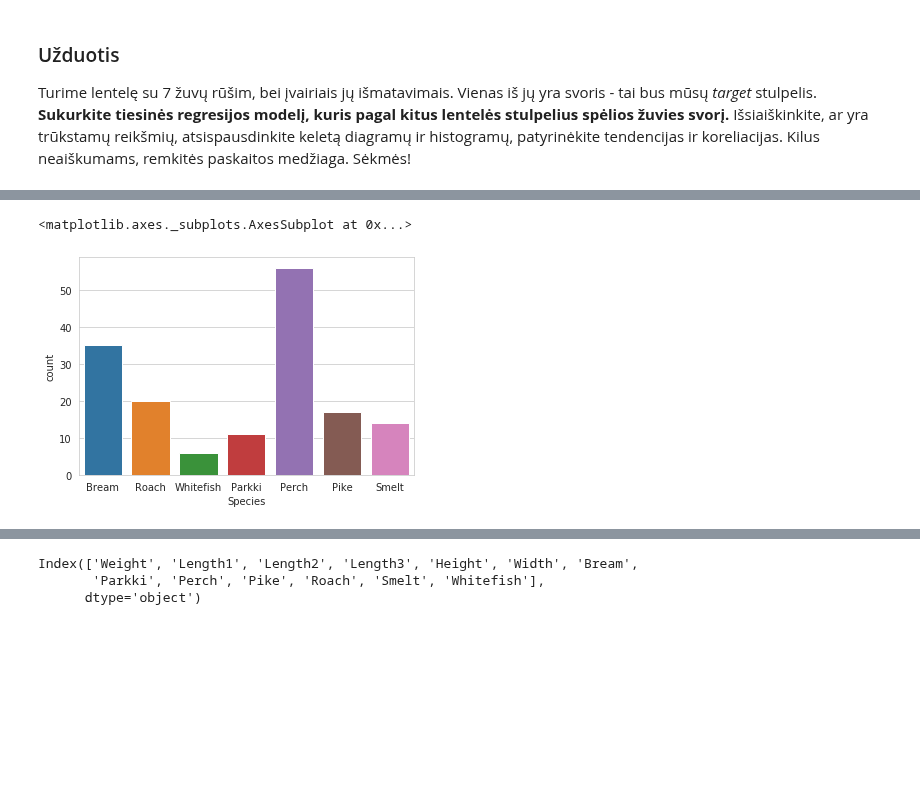
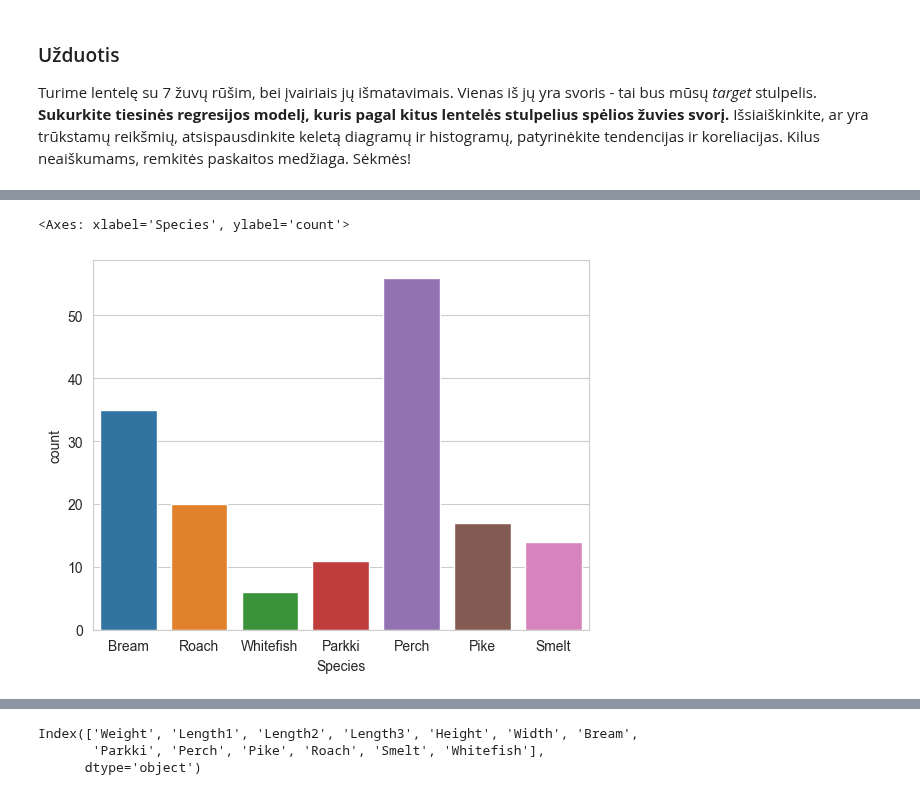
Before and after one commit to robotautas/kursas, a Jupyter notebook: Machine Learning/linear_regression_atsakymas.ipynb, the cells around one changed output, grey strips where cells are left out. Saved outputs shown, nothing was run; the diff lists cells and outputs as text; code cells hidden in the pictures; blank space fills up the shorter version.

```diff
--- a/Machine Learning/linear_regression_atsakymas.ipynb
+++ b/Machine Learning/linear_regression_atsakymas.ipynb
@@ -38,10 +40,10 @@ dtypes: float64(6), object(1)
 memory usage: 8.8+ KB
 # %%
 sns.set_style('whitegrid')
-sns.countplot(fish['Species'])
+sns.countplot(x=fish['Species'])
 # %% [output]
-<matplotlib.axes._subplots.AxesSubplot at 0x...>
+<Axes: xlabel='Species', ylabel='count'>
-[figure, old version]
+[figure, new version]
 # %%
 sns.boxplot(x='Species', y='Weight', data=fish)
 # %% [output]
```
Also changed, not shown: parts of 5 cells of this notebook.
